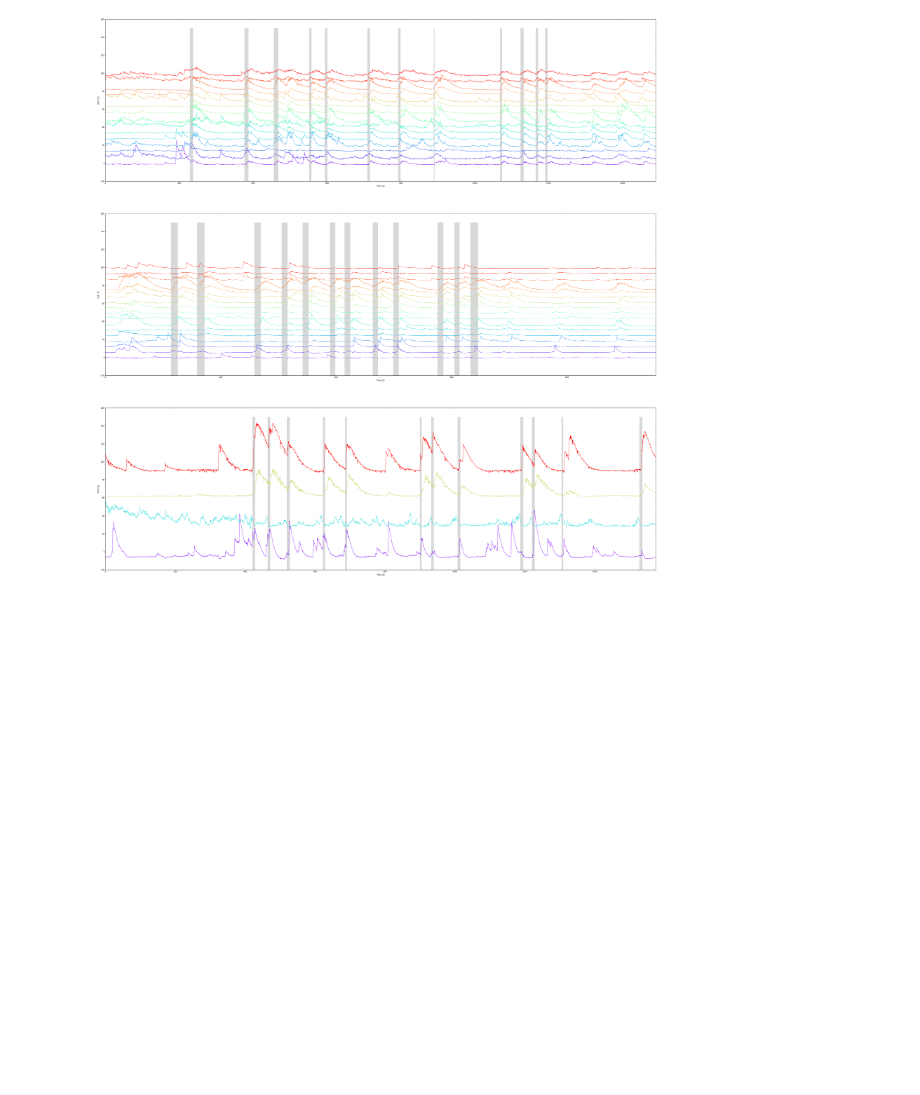
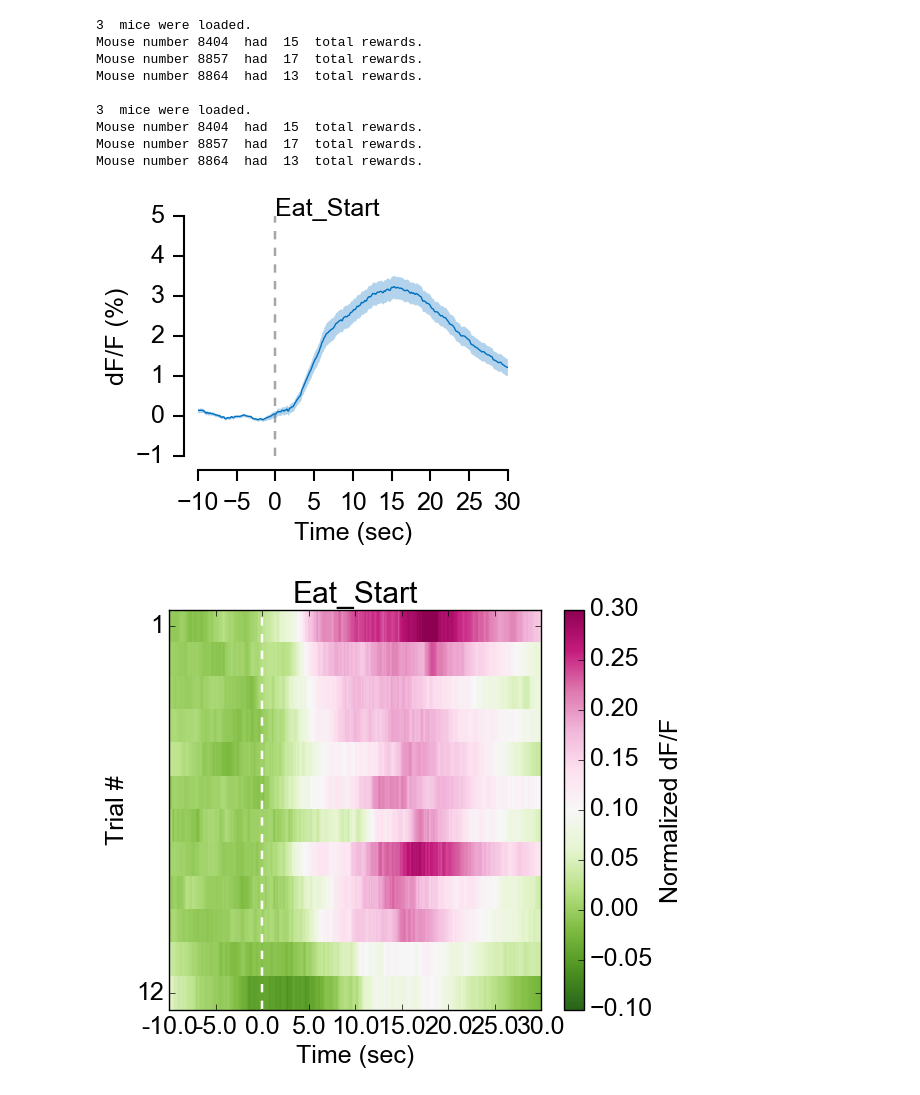
Before and after one commit to hkucukdereli/Analysis_Miniscope, a Jupyter notebook: Miniscope_FR1_first_summary.ipynb, the cells around one changed output. Saved outputs shown, nothing was run; the diff lists cells and outputs as text; code cells hidden in the pictures; blank space fills up the shorter version.

```diff
--- a/Miniscope_FR1_first_summary.ipynb
+++ b/Miniscope_FR1_first_summary.ipynb
@@ -65,7 +69,7 @@ normList = normData(mice, dFFList)
 eventStart = getEvents(mice, eventList, 'Eat_Start', trials)
 eventEnd = getEvents(mice, eventList, 'Eat_End', trials)
 
-if 1:
+if False:
     # Plot the dFF data
     n = 100
     fig = plt.figure(figsize=(50,50), facecolor="w", dpi= 150)
@@ -79,8 +83,43 @@ if 1:
         for i, event in enumerate(eventStart[mus]):
             ax.fill_between([eventStart[mus].loc[i+1], eventEnd[mus].loc[i+1]], -20, 150, facecolor='gray', linewidth=0, alpha=0.3, zorder=-55)
 
-    #fig.savefig("J:\\Hakan Kucukdereli\\Miniscope_Behaviour_MPIN\\scripts\\figures\\first_draft\\1_all_cells_filt2_dff.pdf")
+    fig.savefig("J:\\Hakan Kucukdereli\\Miniscope_Behaviour_MPIN\\scripts\\figures\\first_draft\\1_all_cells_filt2_dff.svg")
-# %% [output]
-[figure, removed]
 # %%
 # Look at the event PSTHs
+# %%
+# Pick the event
+save = False
+eventType = 'Eat_Start'
+base = -10.0
+duration = 30.0
+
+# Plot the mean of all
+eventsData = markTrials(mice, dFFList, base=base, duration=duration, eventType=eventType, behType=behType, trials=trials, baselining=True)
+eventsData_norm = markTrials(mice, normList, base=base, duration=duration, eventType=eventType, behType=behType, trials=trials, baselining=True)
+
+# Calculate the mean and sem
+mean=eventsData.pivot_table(index=['Event', 'Cell'], columns='New_Time').mean()
+sem=eventsData.pivot_table(index=['Event', 'Cell'], columns='New_Time').sem()
+time = np.arange(base,duration,fs)
+
+fig, ax = plotMean(mean, sem, time, eventType)
+fname = "J:\\Hakan Kucukdereli\\Miniscope_Behaviour_MPIN\\scripts\\figures\\first_draft\\"+"2_"+eventType+"_all_trials_mean_base_"+str(base)+"sec.svg"
+if save:
+    fig.savefig(fname)
+
+fname = "J:\\Hakan Kucukdereli\\Miniscope_Behaviour_MPIN\\scripts\\figures\\first_draft\\"+"2_"+eventType+ "_all_trials_heatmap_"+str(base)+"sec.svg"
+fig2, ax2 = plotHeat(eventsData_norm, eventType, base, duration, trials, fs=0.05, vlim=[-0.1, 0.3])
+if save:
+    fig2.savefig(fname)
+# %% [output]
+3  mice were loaded.
+Mouse number 8404  had  15  total rewards.
+Mouse number 8857  had  17  total rewards.
+Mouse number 8864  had  13  total rewards.
+
+3  mice were loaded.
+Mouse number 8404  had  15  total rewards.
+Mouse number 8857  had  17  total rewards.
+Mouse number 8864  had  13  total rewards.
+[figure, added]
+[figure, added]
```
Also changed, not shown: parts of 26 cells of this notebook, 10 other files.
